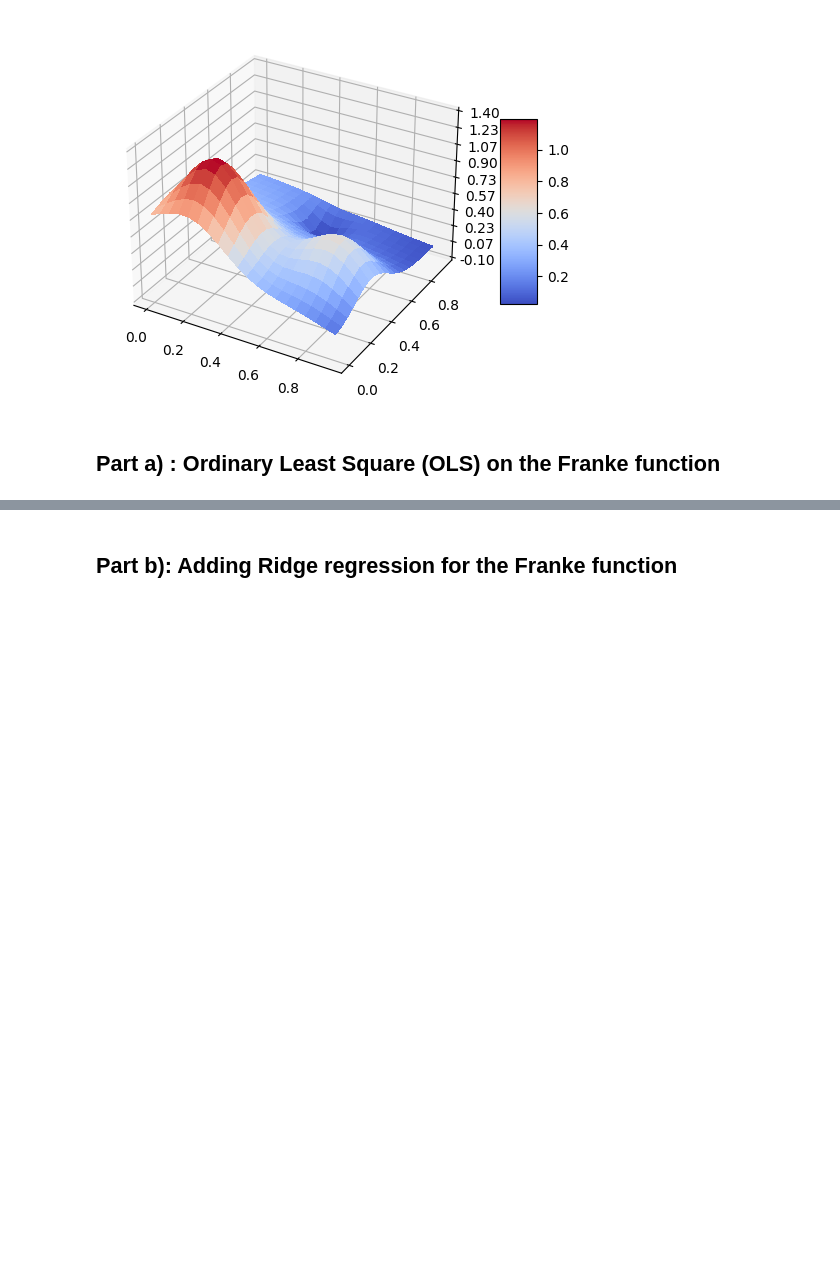
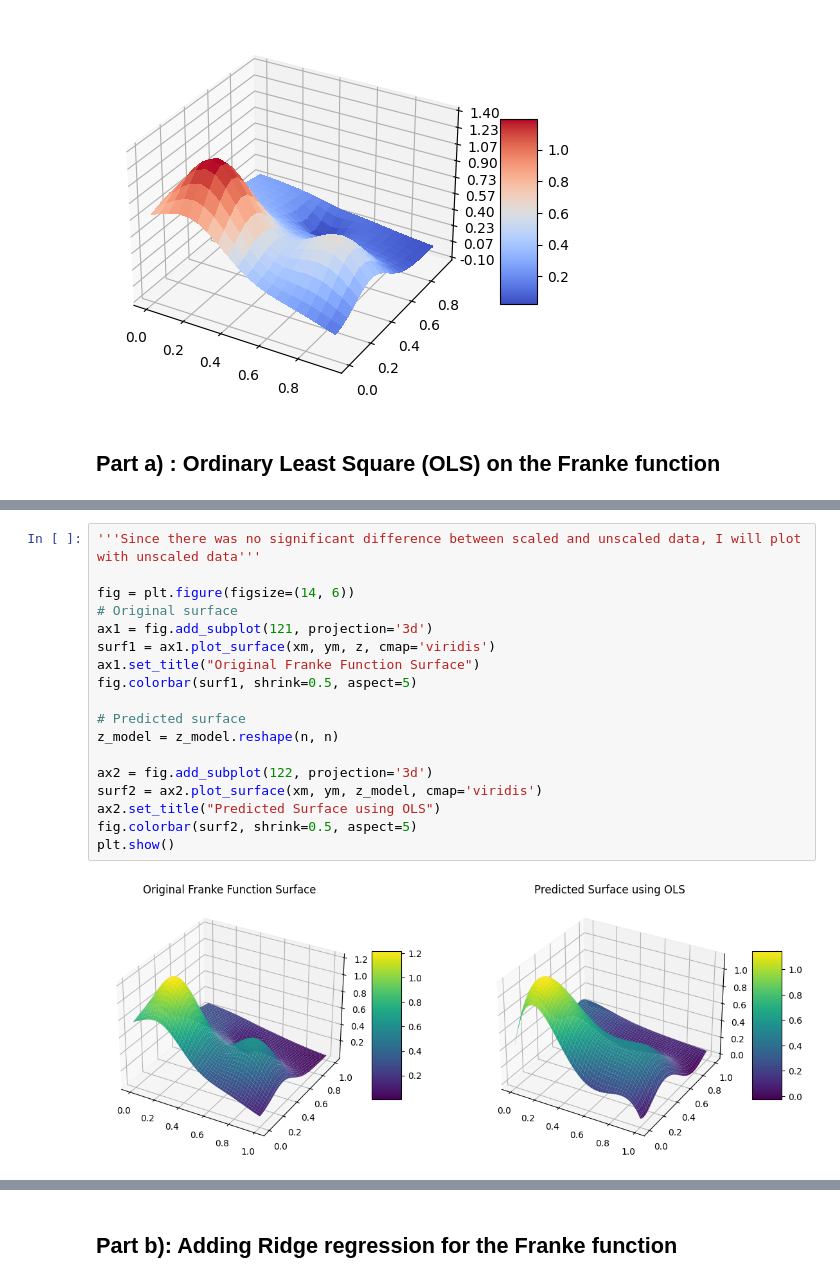
Before and after one commit to hishemok/FYS-STK4155, a Jupyter notebook: Project1/Project1.ipynb, the cells around one changed output, grey strips where cells are left out. Saved outputs shown, nothing was run; the diff lists cells and outputs as text; blank space fills up the shorter version.

Commit message:
Part c and d for Project1

```diff
--- a/Project1/Project1.ipynb
+++ b/Project1/Project1.ipynb
@@ -156,3 +162,23 @@ R2: 0.9734
+# %%
+'''Since there was no significant difference between scaled and unscaled data, I will plot with unscaled data'''
+
+fig = plt.figure(figsize=(14, 6))
+# Original surface
+ax1 = fig.add_subplot(121, projection='3d')
+surf1 = ax1.plot_surface(xm, ym, z, cmap='viridis')
+ax1.set_title("Original Franke Function Surface")
+fig.colorbar(surf1, shrink=0.5, aspect=5)
+
+# Predicted surface
+z_model = z_model.reshape(n, n)
+
+ax2 = fig.add_subplot(122, projection='3d')
+surf2 = ax2.plot_surface(xm, ym, z_model, cmap='viridis')
+ax2.set_title("Predicted Surface using OLS")
+fig.colorbar(surf2, shrink=0.5, aspect=5)
+plt.show()
+# %% [output]
+[figure, added]
 # %%
 #Calculate and plot MSE and R2 score as a function of the polynomial degree, Also plot the beta values
 
```
Also changed, not shown: parts of 12 cells of this notebook.
